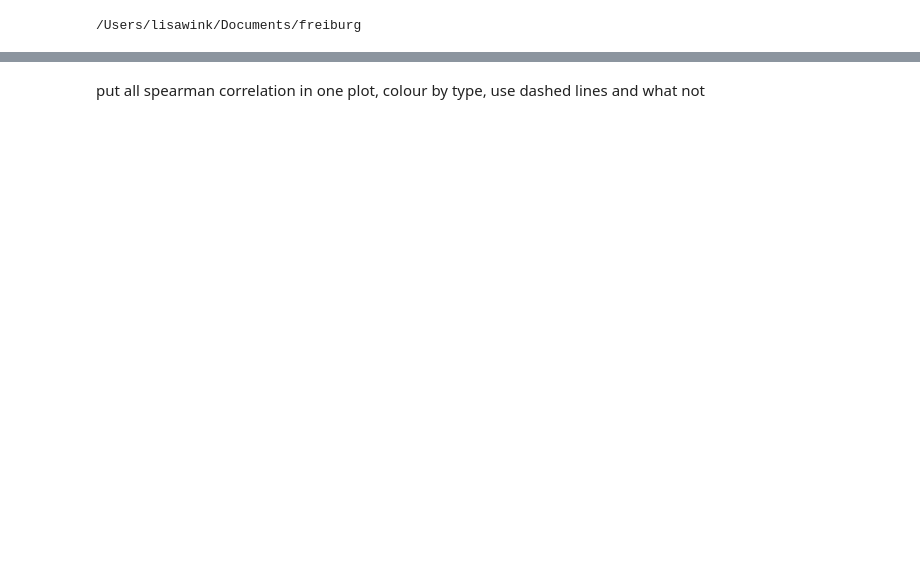
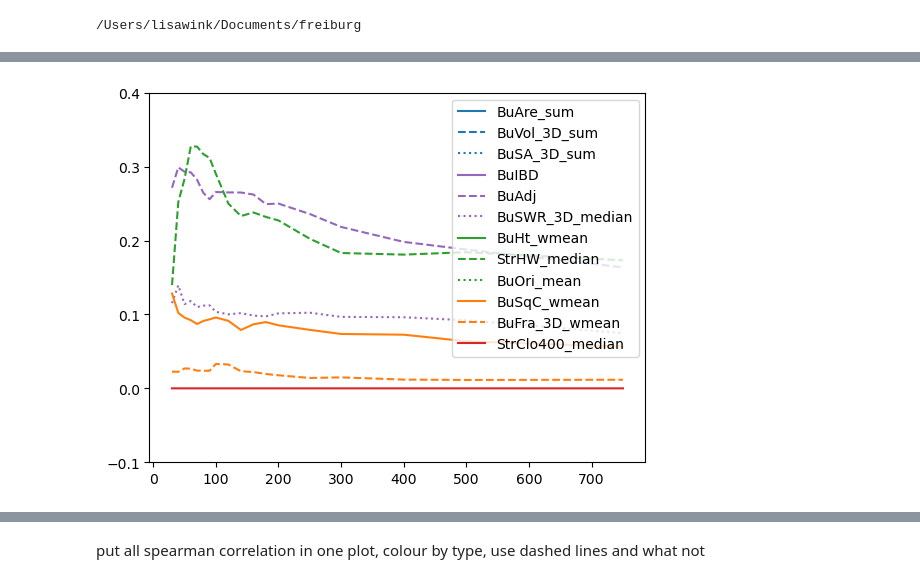
Before and after one commit to lisawink/freiburg, a Jupyter notebook: visualisations/scales_multitimes.ipynb, the cells around one changed output, grey strips where cells are left out. Drawn from its saved outputs; the diff is of its cells as text; code cells hidden in the pictures; blank space fills up the shorter version.

```diff
--- a/visualisations/scales_multitimes.ipynb
+++ b/visualisations/scales_multitimes.ipynb
@@ -110,0 +200,37 @@ plt.legend()
+# %%
+linestyle_mapping = {
+    'BuAre_sum': '-',
+    'BuVol_3D_sum': '--',
+    'BuSA_3D_sum': ':',
+    'BuIBD':'-',
+    'BuAdj':'--',
+    'BuSWR_3D_median':':',
+    'BuHt_wmean': '-',
+    'StrHW_median': '--',
+    'BuOri_mean': ':',
+    'BuSqC_wmean': '-',
+    'BuFra_3D_wmean': '--',
+    'StrClo400_median': '-'
+}
+
+color_mapping = {
+    'BuAre_sum': 'tab:blue',
+    'BuVol_3D_sum': 'tab:blue',
+    'BuSA_3D_sum': 'tab:blue',
+    'BuIBD':'tab:purple',
+    'BuAdj':'tab:purple',
+    'BuSWR_3D_median':'tab:purple',
+    'BuHt_wmean': 'tab:green',
+    'StrHW_median': 'tab:green',
+    'BuOri_mean': 'tab:green',
+    'BuSqC_wmean': 'tab:orange',
+    'BuFra_3D_wmean': 'tab:orange',
+    'StrClo400_median': 'tab:red'
+}
+
+for param in params:
+    plt.plot(std_stats[param], label=param, linestyle=linestyle_mapping[param], color=color_mapping[param])
+    plt.legend()
+    plt.ylim(-0.1,0.4)
+# %% [output]
+[figure, added]
```
Also changed, not shown: parts of 20 cells of this notebook, 6 other files.
